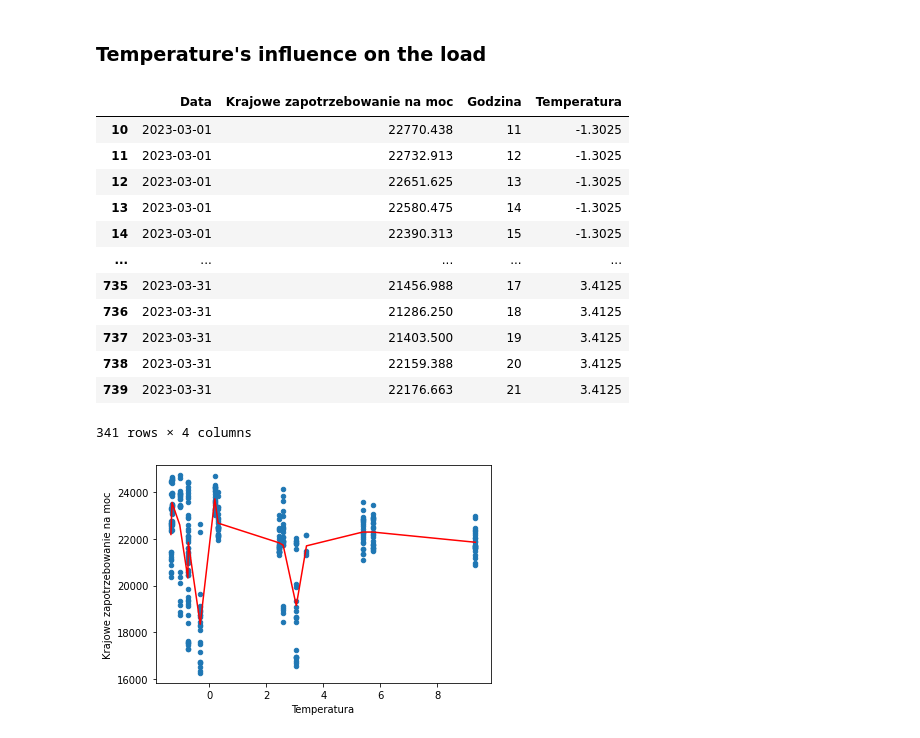
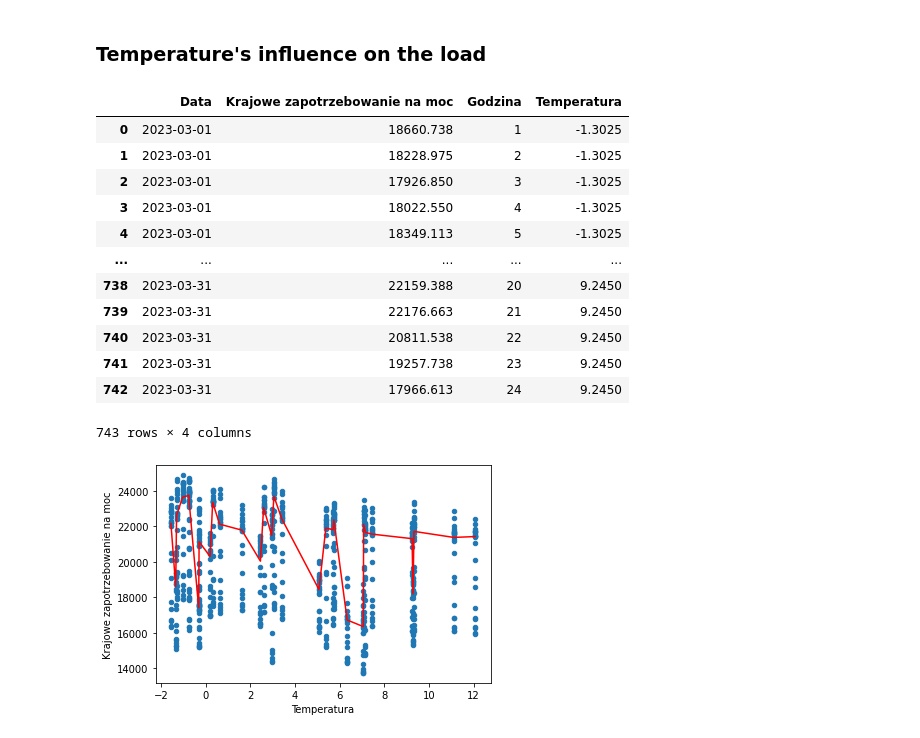
Before and after one commit to pilarskimarcin/ProjektDataAnalytics, a Jupyter notebook: model.ipynb, the cells around one changed output. Cells and saved outputs as stored; diff of their text form; code cells hidden in the pictures.

```diff
--- a/model.ipynb
+++ b/model.ipynb
@@ -210,7 +210,7 @@ RMSE = 946.8972531777787
 ### Temperature's influence on the load
 # %%
 data2 = df_zapotrzebowanie[["Data", "Krajowe zapotrzebowanie na moc", "Godzina"]]
-data2 = data2[data2["Godzina"].between(11, 21)]
+# data2 = data2[data2["Godzina"].between(11, 21)]
 data2.insert(len(data2.columns), "Temperatura", [
     df_pogoda.loc[df_pogoda.index == df_zapotrzebowanie.iloc[i]["Data"]]["Temperatura"].values[0] for i in range(len(data2))
     ])
@@ -218,21 +218,21 @@ data2["Temperatura"]
 data2
 # %% [output]
 |  | Data | Krajowe zapotrzebowanie na moc | Godzina | Temperatura |
-| 10 | 2023-03-01 | 22770.438 | 11 | -1.3025 |
-| 11 | 2023-03-01 | 22732.913 | 12 | -1.3025 |
-| 12 | 2023-03-01 | 22651.625 | 13 | -1.3025 |
-| 13 | 2023-03-01 | 22580.475 | 14 | -1.3025 |
-| 14 | 2023-03-01 | 22390.313 | 15 | -1.3025 |
+| 0 | 2023-03-01 | 18660.738 | 1 | -1.3025 |
+| 1 | 2023-03-01 | 18228.975 | 2 | -1.3025 |
+| 2 | 2023-03-01 | 17926.850 | 3 | -1.3025 |
+| 3 | 2023-03-01 | 18022.550 | 4 | -1.3025 |
+| 4 | 2023-03-01 | 18349.113 | 5 | -1.3025 |
 | ... | ... | ... | ... | ... |
-| 735 | 2023-03-31 | 21456.988 | 17 | 3.4125 |
-| 736 | 2023-03-31 | 21286.250 | 18 | 3.4125 |
-| 737 | 2023-03-31 | 21403.500 | 19 | 3.4125 |
-| 738 | 2023-03-31 | 22159.388 | 20 | 3.4125 |
-| 739 | 2023-03-31 | 22176.663 | 21 | 3.4125 |
+| 738 | 2023-03-31 | 22159.388 | 20 | 9.2450 |
+| 739 | 2023-03-31 | 22176.663 | 21 | 9.2450 |
+| 740 | 2023-03-31 | 20811.538 | 22 | 9.2450 |
+| 741 | 2023-03-31 | 19257.738 | 23 | 9.2450 |
+| 742 | 2023-03-31 | 17966.613 | 24 | 9.2450 |
-341 rows × 4 columns
+743 rows × 4 columns
 # %%
 data2.plot(x="Temperatura", y="Krajowe zapotrzebowanie na moc", kind="scatter")
-plt.plot(sorted(data2["Temperatura"].unique()), data2.groupby(["Temperatura"], sort=True).mean()["Krajowe zapotrzebowanie na moc"], "r-")
+plt.plot(sorted(data2["Temperatura"].unique()), data2.groupby(["Temperatura"], sort=True).median()["Krajowe zapotrzebowanie na moc"], "r-")
 plt.show()
 # %% [output]
-[figure, old version]
+[figure, new version]
```
Also changed, not shown: parts of 3 cells of this notebook.
